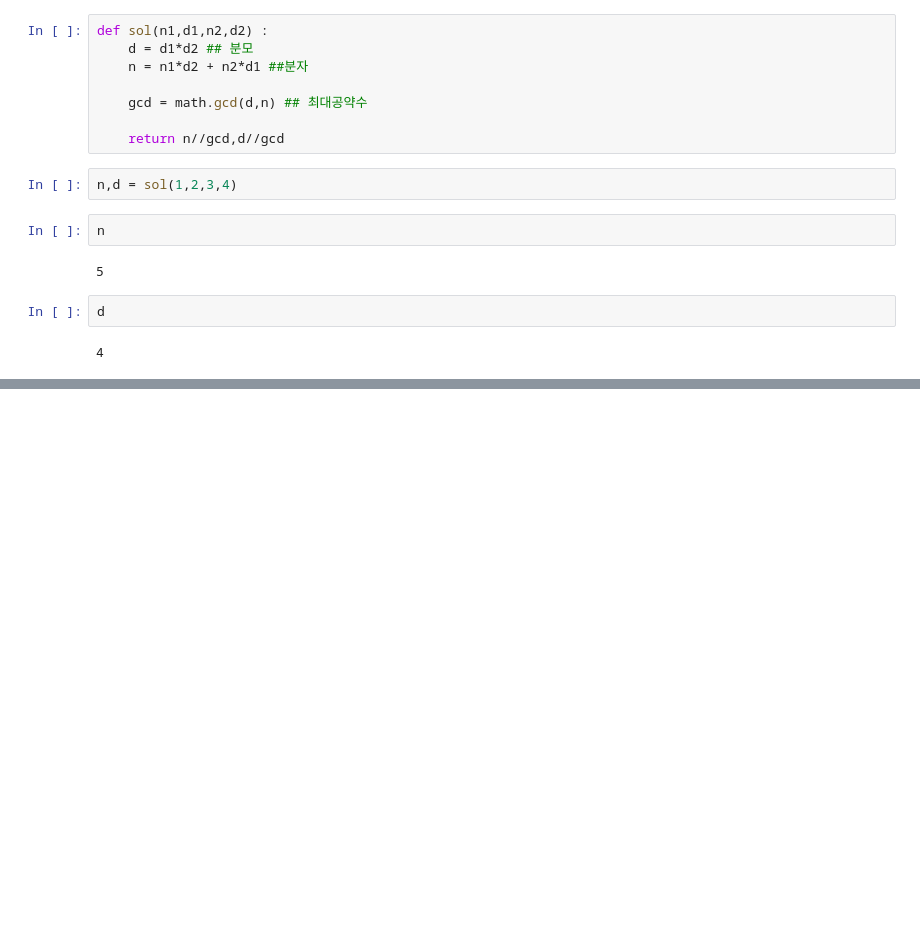
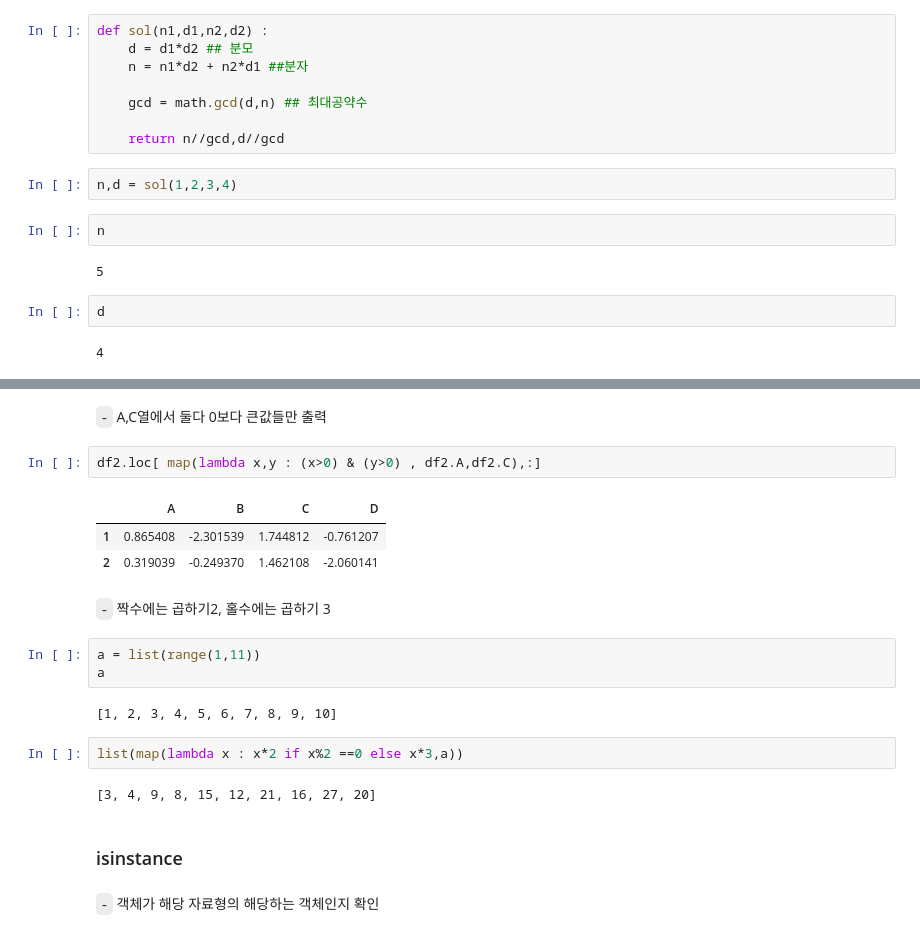
Before and after one commit to gangcheol/mysite2, a Jupyter notebook: posts/DX/0. 데이터 다루기/2023-08-16-04. Python Basic (5).ipynb, the cells around one changed output, grey strips where cells are left out. Saved outputs shown, nothing was run; the diff lists cells and outputs as text; blank space fills up the shorter version.

```diff
--- a/posts/DX/0. 데이터 다루기/2023-08-16-04. Python Basic (5).ipynb
+++ b/posts/DX/0. 데이터 다루기/2023-08-16-04. Python Basic (5).ipynb
@@ -88,0 +253,23 @@ d
+# %% [markdown]
+`-` A,C열에서 둘다 0보다 큰값들만 출력
+# %%
+df2.loc[ map(lambda x,y : (x>0) & (y>0) , df2.A,df2.C),:]
+# %% [output]
+|  | A | B | C | D |
+| 1 | 0.865408 | -2.301539 | 1.744812 | -0.761207 |
+| 2 | 0.319039 | -0.249370 | 1.462108 | -2.060141 |
+# %% [markdown]
+`-` 짝수에는 곱하기2, 홀수에는 곱하기 3
+# %%
+a = list(range(1,11))
+a
+# %% [output]
+[1, 2, 3, 4, 5, 6, 7, 8, 9, 10]
+# %%
+list(map(lambda x : x*2 if x%2 ==0 else x*3,a))
+# %% [output]
+[3, 4, 9, 8, 15, 12, 21, 16, 27, 20]
+# %% [markdown]
+### isinstance
+# %% [markdown]
+`-` 객체가 해당 자료형의 해당하는 객체인지 확인
```
Also changed, not shown: parts of 132 cells of this notebook, 7 other files.
